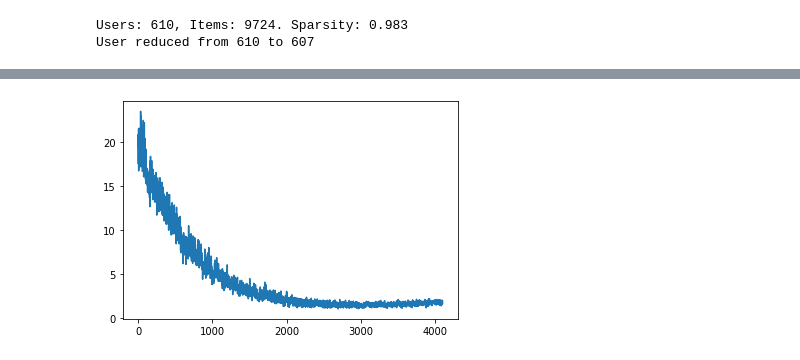
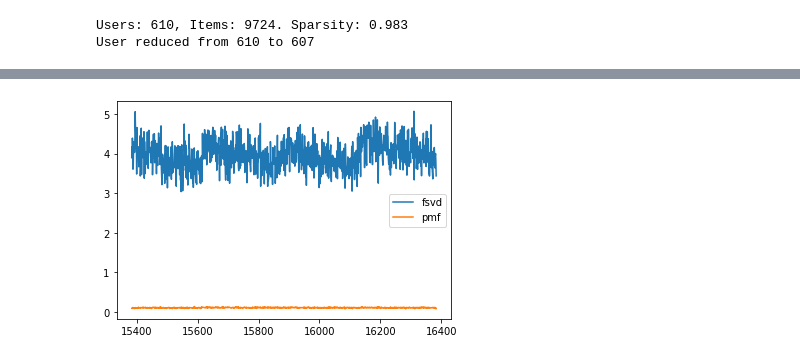
Before and after one commit to georgeDuSH/recommender, a Jupyter notebook: mf.ipynb, the cells around one changed output, grey strips where cells are left out. Drawn from its saved outputs; the diff is of its cells as text; code cells hidden in the pictures.

Commit message:
Add PMF, Constrained PMF

```diff
--- a/mf.ipynb
+++ b/mf.ipynb
@@ -25,18 +348,26 @@ User reduced from 610 to 607
 # %%
-from recom.model.MF import FunkSvd
 from torch import optim
+import warnings
+warnings.filterwarnings("ignore")
 
-# init model
-fsvd = FunkSvd(n_user, n_item, 32)
+use_cuda = True
+report_interval = 1
+user_per_ep = 2
+item_per_ep = 2
+
+cpmf = ConstrainedPMF(
+    n_user=n_user
+    , n_item=n_item
+    , k_dim=12
+    , std_user=1
+    , std_item=1
+)
 # define optimizer
-opt = optim.SGD(fsvd.parameters(), lr=0.01, weight_decay=0.01, momentum=0.01)
+opt = optim.SGD(cpmf.parameters(), lr=0.01, weight_decay=0.01, momentum=0.01)
 # train model on gpu, with data and optimizer
-fsvd.fit(ratings_train_dict, opt, n_epochs=128, use_cuda=True, report_interval=32)
-# return model to cpu
-fsvd = fsvd.to('cpu')
+cpmf.fit(ratings_train_dict, opt, user_per_ep=user_per_ep, item_per_ep=item_per_ep, n_epochs=5, use_cuda=use_cuda, report_interval=report_interval)
+cpmf.to('cpu')
 
-from recom.eval.evaluator import generate_testing_candidates
-# init testing candidates
-cand_test = generate_testing_candidates(ratings_train_dict, ix2item)
-pred_results = fsvd.pred_on_candidate_dict(cand_test)
+res = cpmf.pred(0, list(range(n_item))).view(-1)
+res, res.max(), res.min()
 # %% [output]
@@ -47,13 +590,16 @@ Epoch: 128, Time: 2.34, /Average loss 1.72293
 # %%
-loss = fsvd.last_train_loss
+loss_fsvd = fsvd.last_train_loss
+loss_pmf = pmf.last_train_loss
 
 import matplotlib.pyplot as plt
 
-plt.plot(list(range(len(loss))), loss)
+plt.plot(list(range(len(loss_fsvd)))[-1000:], loss_fsvd[-1000:])
+plt.plot(list(range(len(loss_pmf)))[-1000:], loss_pmf[-1000:])
 
+plt.legend(['fsvd', 'pmf'])
 plt.show()
 # %% [output]
-[figure, old version]
+[figure, new version]
 # %%
 from recom.eval.metrics import hit_rate, ndcg, map, f1
 import matplotlib.pyplot as plt
```
Also changed, not shown: parts of 13 cells of this notebook, 4 other files.
